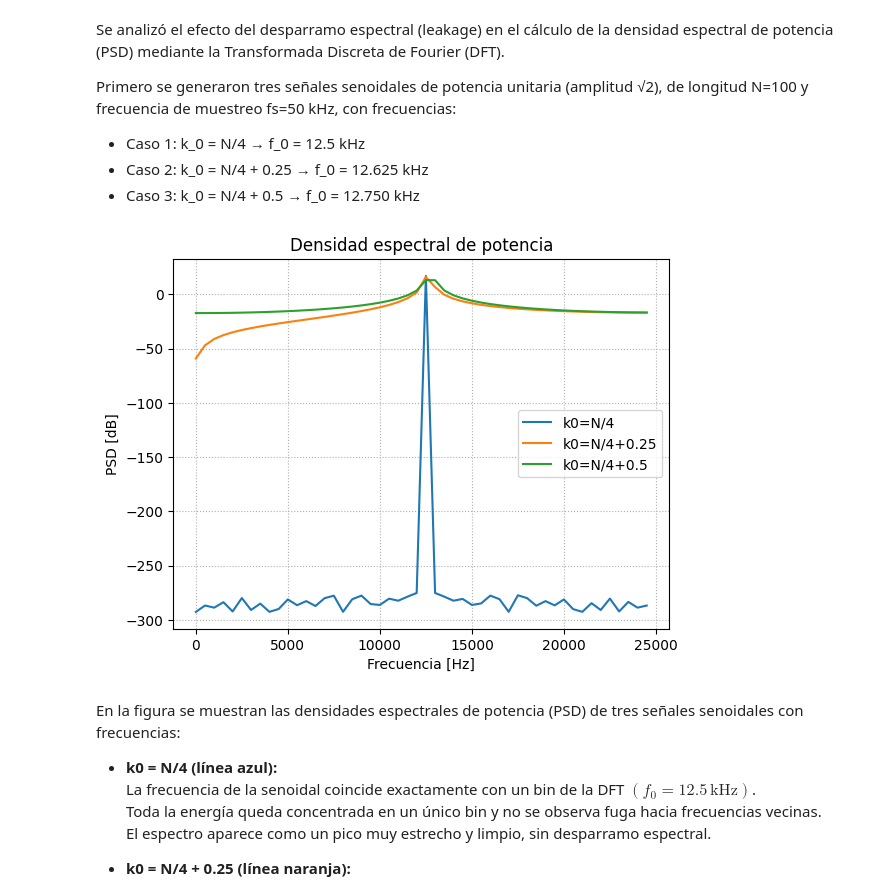
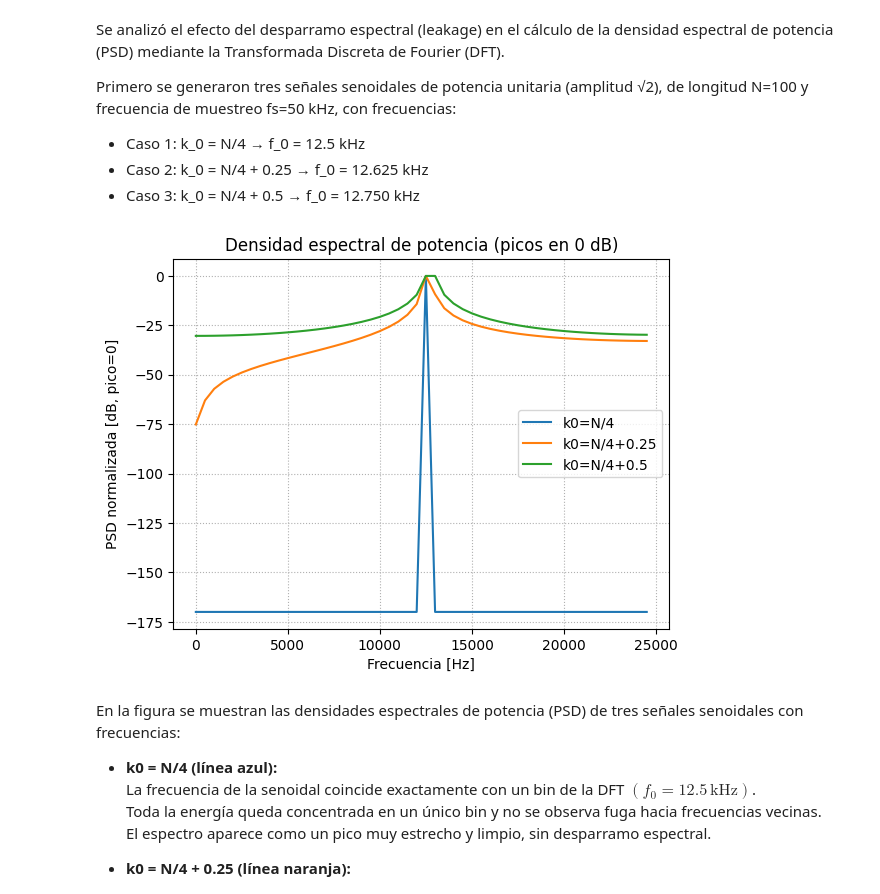
Before and after one commit to mugalperin-dev/APS-Trabajos, a Jupyter notebook: TS3/TS3_Matías_Galperin.ipynb, the cells around one changed output. Drawn from its saved outputs; the diff is of its cells as text; code cells hidden in the pictures.

```diff
--- a/TS3/TS3_Matías_Galperin.ipynb
+++ b/TS3/TS3_Matías_Galperin.ipynb
@@ -48,12 +48,18 @@ def generar_senoidal(f0, fs, N, A, fase):
     return n, x
 
 def calcular_psd(x, fs):
+    """
+    Calcula la PSD con unidades físicas (V^2/Hz) y apta para Parseval.
+    """
     N = len(x)
     X = np.fft.fft(x, n=N)
-    Pxx = (1/N) * np.abs(X)**2
+    Pxx = (1/(fs*N)) * np.abs(X)**2  # PSD densa, no normalizada al pico
     f = np.fft.fftfreq(N, d=1/fs)
+    return f, Pxx
 
-    return f, Pxx
+def psd_dB_pico0(Pxx, eps=1e-20):
+    """Normaliza al pico = 0 dB (solo para graficar)"""
+    return 10 * np.log10((Pxx + eps) / (Pxx.max() + eps))
 
 def potencia_tiempo(x):
     """Potencia promedio en tiempo"""
@@ -73,39 +79,39 @@ def check_parseval(nombre, x, Pxx):
 #%% Punto a:
 
 A=np.sqrt(2)
 N=100
 fs=50000
 df=fs/N
 fs1=fs/4
 fs2=fs/4+0.25*df
 fs3=fs/4+0.5*df
 
 t, x1 = generar_senoidal(fs1, fs, N, A, 0)
 t, x2 = generar_senoidal(fs2, fs, N, A, 0)
 t, x3 = generar_senoidal(fs3, fs, N, A, 0)
 
 
 #f1, PSD1 = calcular_psd(x1, fs1)
 #f2, PSD2 = calcular_psd(x2, fs2)
 #f3, PSD3 = calcular_psd(x3, fs3)
 
 f1, PSD1 = calcular_psd(x1, fs)
 f2, PSD2 = calcular_psd(x2, fs)
 f3, PSD3 = calcular_psd(x3, fs)
 
 mask = (f1 >= 0)
 
-plt.plot(f1[mask], 10*np.log10(PSD1[mask]), label="k0=N/4")  # en dB
-plt.plot(f2[mask], 10*np.log10(PSD2[mask]), label="k0=N/4+0.25")  # en dB
-plt.plot(f3[mask], 10*np.log10(PSD3[mask]), label="k0=N/4+0.5")  # en dB
+plt.plot(f1[mask], psd_dB_pico0(PSD1[mask]), label="k0=N/4")
+plt.plot(f2[mask], psd_dB_pico0(PSD2[mask]), label="k0=N/4+0.25")
+plt.plot(f3[mask], psd_dB_pico0(PSD3[mask]), label="k0=N/4+0.5")
 plt.xlabel("Frecuencia [Hz]")
-plt.ylabel("PSD [dB]")
-plt.title("Densidad espectral de potencia")
+plt.ylabel("PSD normalizada [dB, pico=0]")
+plt.title("Densidad espectral de potencia (picos en 0 dB)")
 plt.grid(True, ls=":")
 plt.legend()
 plt.show()
 # %% [output]
-[figure, old version]
+[figure, new version]
 # %% [markdown]
 
 En la figura se muestran las densidades espectrales de potencia (PSD) de tres señales senoidales con frecuencias:
```
Also changed, not shown: parts of 2 cells of this notebook.
